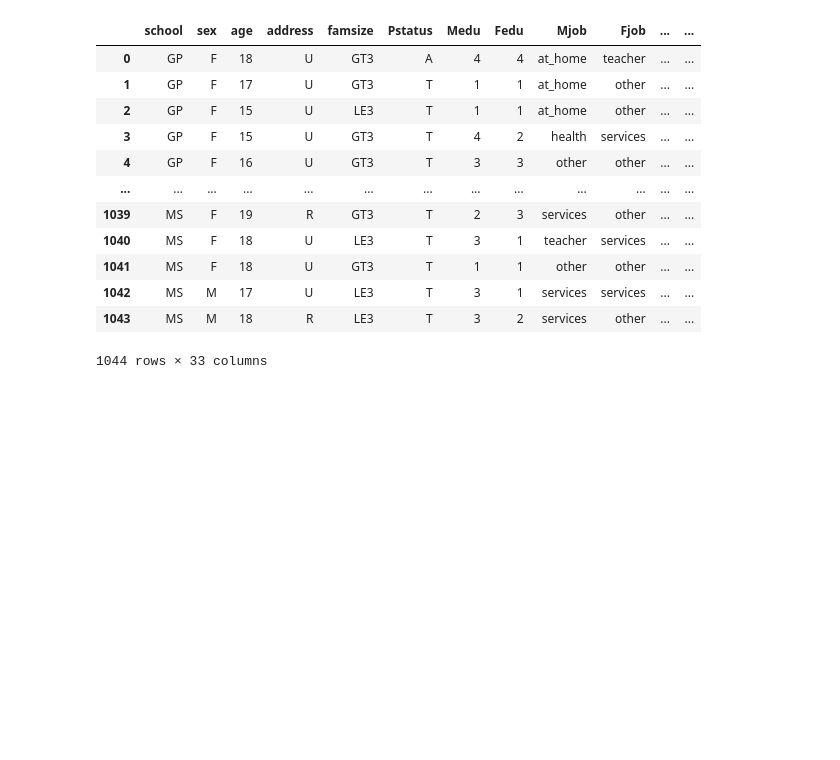
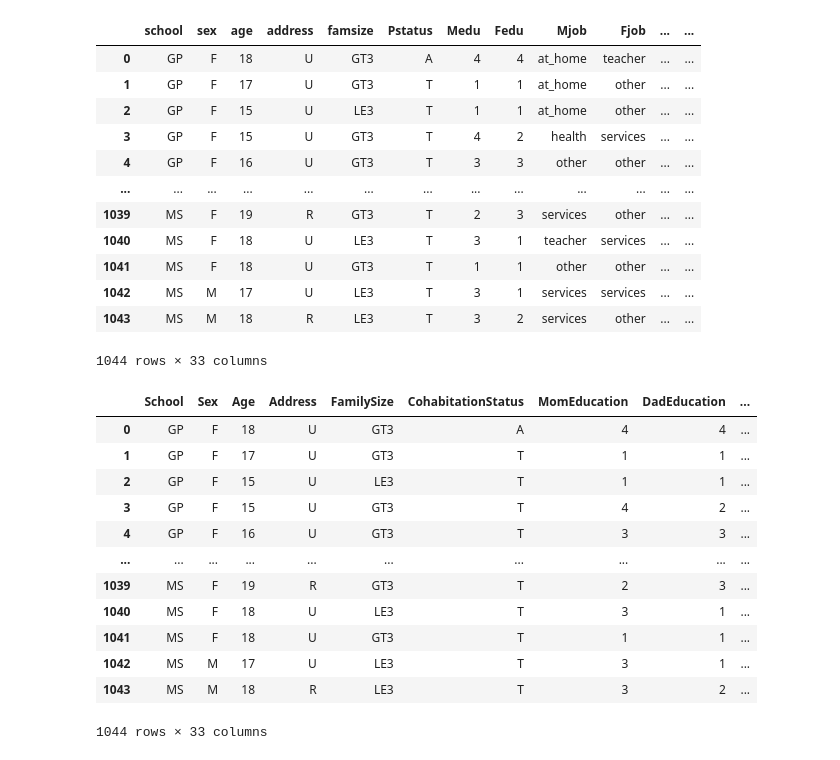
Before and after one commit to jaimiesj/health_outcomes, a Jupyter notebook: ML of Heavy Alcohol Consumption.ipynb, the cells around one changed output. Cells and saved outputs as stored; diff of their text form; code cells hidden in the pictures; blank space fills up the shorter version.

```diff
--- a/ML of Heavy Alcohol Consumption.ipynb
+++ b/ML of Heavy Alcohol Consumption.ipynb
@@ -33,3 +33,29 @@ consumption_df
 | 1042 | MS | M | 17 | U | LE3 | T | 3 | 1 | services | services | ... | ... |
 | 1043 | MS | M | 18 | R | LE3 | T | 3 | 2 | services | other | ... | ... |
 1044 rows × 33 columns
+# %%
+#Rename columns
+consumption_df.rename(columns={"school": "School", "sex": "Sex", "age": "Age", "address": "Address",
+                               "famsize": "FamilySize", "Pstatus": "CohabitationStatus", "Medu": "MomEducation",
+                               "Fedu": "DadEducation", "Mjob": "MomJob", "Fjob": "DadJob", "guardian": "Guardian",
+                              "traveltime": "TravelTime", "studytime": "StudyTime", "failures": "Failures", "schoolsup": "SchoolSupport",
+                              "famsup": "FamilySupport", "paid": "ExtraClasses", "activites": "Extracurricular", "higher": "WantsHigherEdu",
+                              "internet": "InternetAccess", "romantic": "RomanticRelationship", "famrel": "FamilyDynamics", "Dalc": "WorkdayDrinking",
+                              "Walc": "WeekendDrinking", "health": "Health", "absences": "Absences", "G1": "GradeFirstPeriod", "G2": "GradeSecondPeriod",
+                              "G3": "FinalGrade"}, inplace=True)
+
+consumption_df
+# %% [output]
+|  | School | Sex | Age | Address | FamilySize | CohabitationStatus | MomEducation | DadEducation | ... |
+| 0 | GP | F | 18 | U | GT3 | A | 4 | 4 | ... |
+| 1 | GP | F | 17 | U | GT3 | T | 1 | 1 | ... |
+| 2 | GP | F | 15 | U | LE3 | T | 1 | 1 | ... |
+| 3 | GP | F | 15 | U | GT3 | T | 4 | 2 | ... |
+| 4 | GP | F | 16 | U | GT3 | T | 3 | 3 | ... |
+| ... | ... | ... | ... | ... | ... | ... | ... | ... | ... |
+| 1039 | MS | F | 19 | R | GT3 | T | 2 | 3 | ... |
+| 1040 | MS | F | 18 | U | LE3 | T | 3 | 1 | ... |
+| 1041 | MS | F | 18 | U | GT3 | T | 1 | 1 | ... |
+| 1042 | MS | M | 17 | U | LE3 | T | 3 | 1 | ... |
+| 1043 | MS | M | 18 | R | LE3 | T | 3 | 2 | ... |
+1044 rows × 33 columns
```
Also changed, not shown: parts of 6 cells of this notebook, 1 other file.
